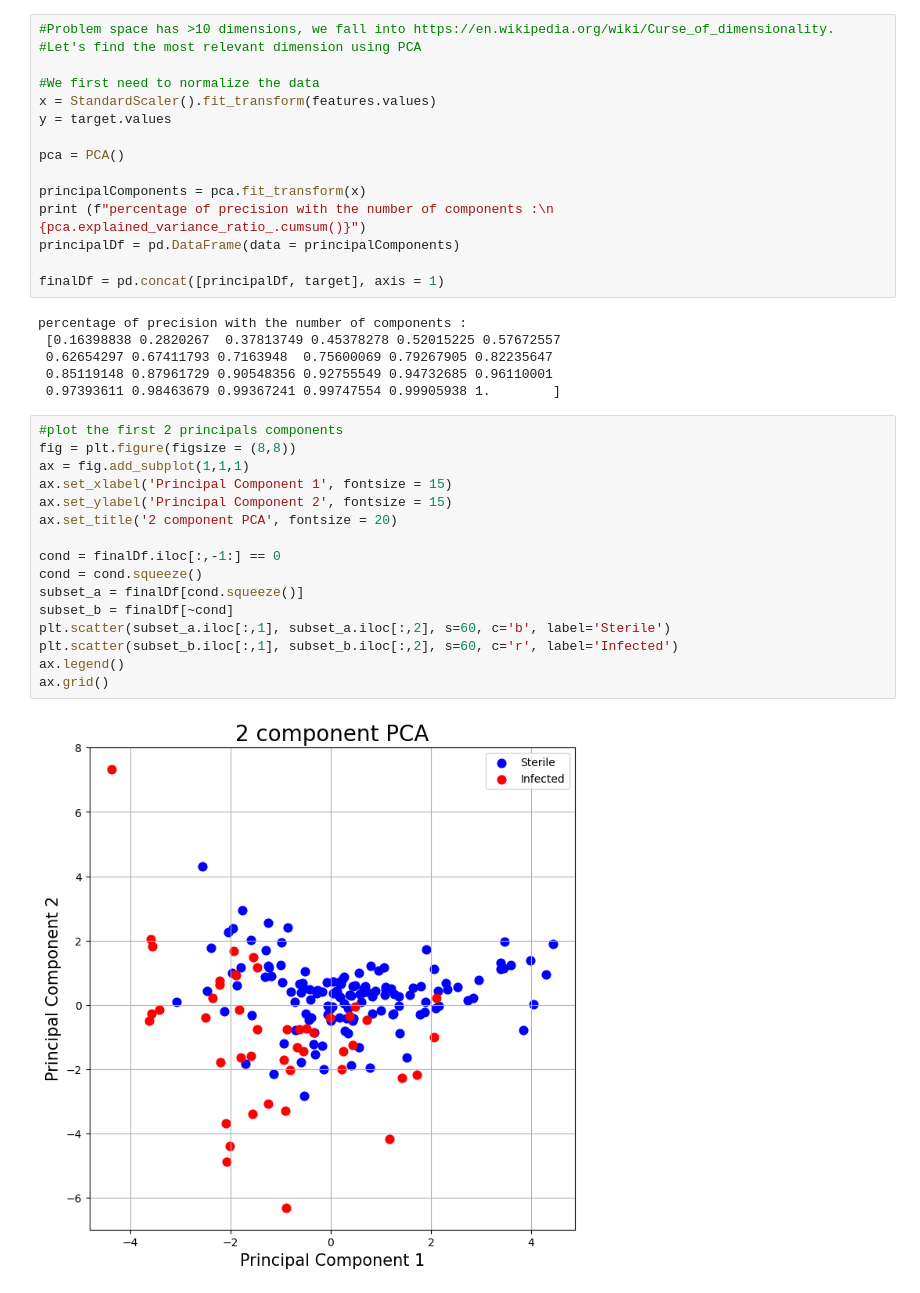
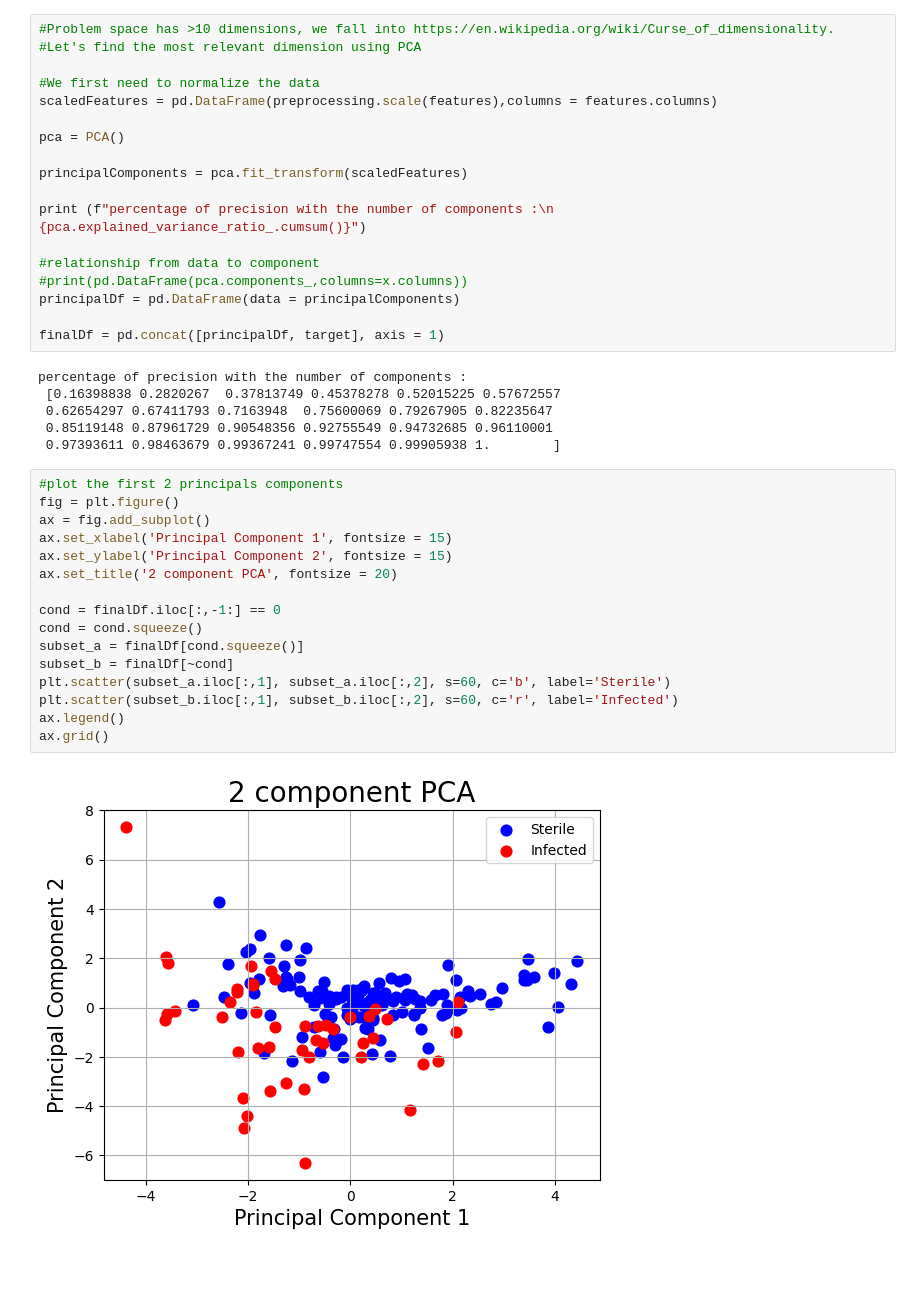
Before and after one commit to Toucan4Life/MicroBioGrowth, a Jupyter notebook: Solver.ipynb, the cells around one changed output. Drawn from its saved outputs; the diff is of its cells as text; blank space fills up the shorter version.

```diff
--- a/Solver.ipynb
+++ b/Solver.ipynb
@@ -43,13 +43,16 @@ features
 #Let's find the most relevant dimension using PCA
 
 #We first need to normalize the data
-x = StandardScaler().fit_transform(features.values)
-y = target.values
+scaledFeatures = pd.DataFrame(preprocessing.scale(features),columns = features.columns)
 
 pca = PCA()
 
-principalComponents = pca.fit_transform(x)
+principalComponents = pca.fit_transform(scaledFeatures)
+
 print (f"percentage of precision with the number of components :\n {pca.explained_variance_ratio_.cumsum()}")
+
+#relationship from data to component
+#print(pd.DataFrame(pca.components_,columns=x.columns))
 principalDf = pd.DataFrame(data = principalComponents)
 
 finalDf = pd.concat([principalDf, target], axis = 1)
@@ -61,19 +64,19 @@ percentage of precision with the number of components :
  0.97393611 0.98463679 0.99367241 0.99747554 0.99905938 1.        ]
 # %%
 #plot the first 2 principals components
-fig = plt.figure(figsize = (8,8))
-ax = fig.add_subplot(1,1,1)
+fig = plt.figure()
+ax = fig.add_subplot()
 ax.set_xlabel('Principal Component 1', fontsize = 15)
 ax.set_ylabel('Principal Component 2', fontsize = 15)
 ax.set_title('2 component PCA', fontsize = 20)
 
 cond = finalDf.iloc[:,-1:] == 0
 cond = cond.squeeze()
 subset_a = finalDf[cond.squeeze()]
 subset_b = finalDf[~cond]
 plt.scatter(subset_a.iloc[:,1], subset_a.iloc[:,2], s=60, c='b', label='Sterile')
 plt.scatter(subset_b.iloc[:,1], subset_b.iloc[:,2], s=60, c='r', label='Infected')
 ax.legend()
 ax.grid()
 # %% [output]
-[figure, old version]
+[figure, new version]
```
Also changed, not shown: parts of 9 cells of this notebook.
